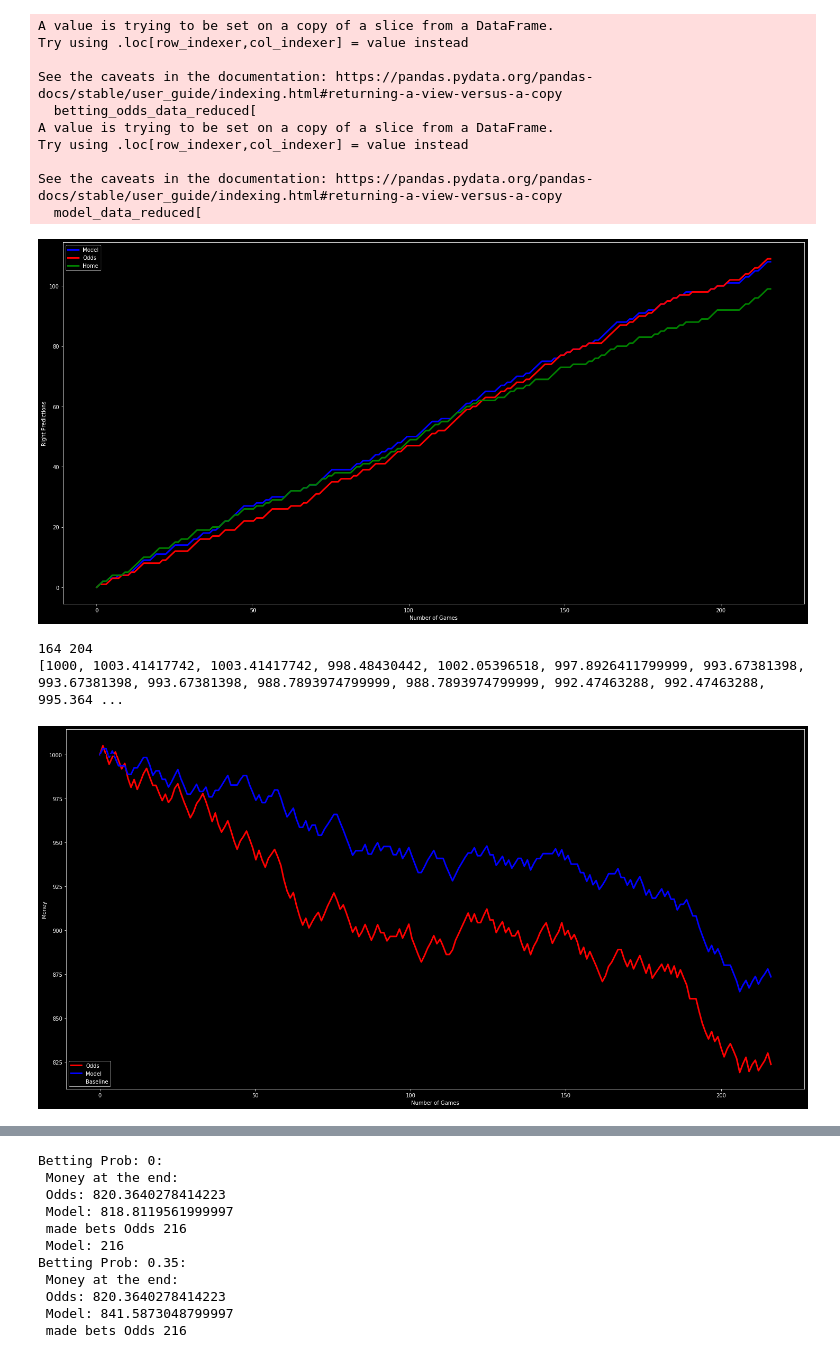
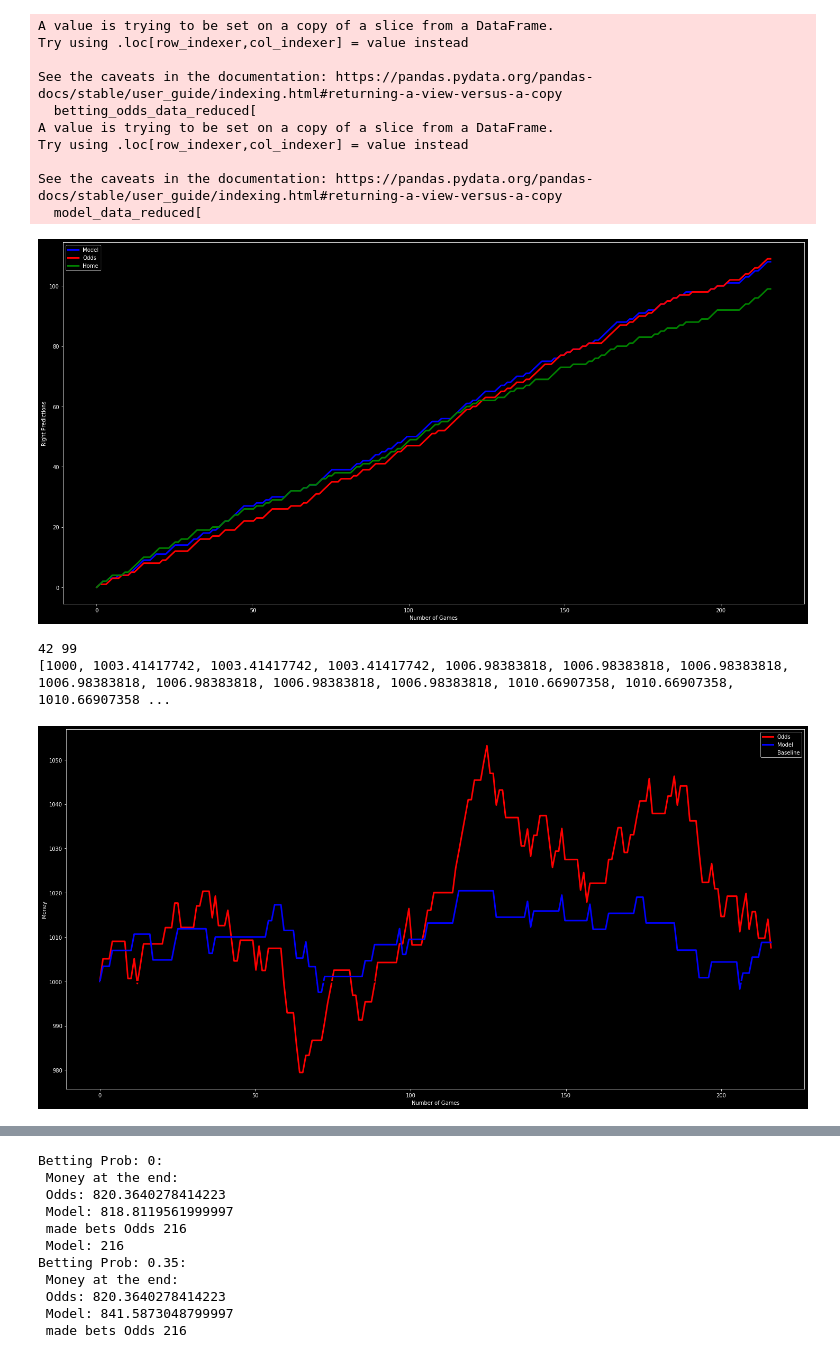
Before and after one commit to Max280201/Data-Exploration-Project, a Jupyter notebook: evaluate_model_odd_predictions_v2.ipynb, the cells around one changed output, grey strips where cells are left out. Drawn from its saved outputs; the diff is of its cells as text; code cells hidden in the pictures.

```diff
--- a/evaluate_model_odd_predictions_v2.ipynb
+++ b/evaluate_model_odd_predictions_v2.ipynb
@@ -238,7 +238,9 @@ def bet_with_given_prob(data_for_evalutation, betting_comparing_column, percenta
             winning_team = "Home" if row['Betting_Prediction'] == 'H' \
                             else "Draw" if row['Betting_Prediction'] == 'D' else "Away"
             compare_value = "Max" + winning_team
-            betting_sum = row[percentage_comparing_column]*10
+            betting_sum = (row[percentage_comparing_column]*10)
+            # betting_sum = (row[percentage_comparing_column]**2*10)
+
             # print(betting_sum)
             odds_bank -= betting_sum
             if row[betting_comparing_column] == row['FTR']:
@@ -299,36 +301,36 @@ def run_all(file1, file2, betting_prob=0.4, print_diagrams=True):
 # %%
 file1 = 'match_data_bl_random_22.csv'
 file2 = 'dataframe_with_odd_predictions_v2.csv'
-run_all(file1, file2)
+run_all(file1, file2, betting_prob=0.55)
 # %% [output]
       Unnamed: 0.2  Unnamed: 0.1  Unnamed: 0 Div        Date       HomeTeam  \
 0                0             0           0  D1    11/08/06  Bayern Munich
 1                1             1           1  D1    12/08/06        Hamburg
 2                2             2           2  D1    12/08/06     Leverkusen
 3                3             3           3  D1    12/08/06          Mainz
 4                4             4           4  D1    12/08/06     M'gladbach
 ...            ...           ...         ...  ..         ...            ...
 4891          4891          4891         301  D1  14/05/2022          Mainz
 4892          4892          4892         302  D1  14/05/2022     M'gladbach
 4893          4893          4893         303  D1  14/05/2022      Stuttgart
 4894          4894          4894         304  D1  14/05/2022   Union Berlin
 4895          4895          4895         305  D1  14/05/2022      Wolfsburg
 ... (40 lines left out)
 [4896 rows x 176 columns]
 Accuracy Model:  0.5
 Accuracy Odds:  0.5046296296296297
 Accuracy Home:  0.4583333333333333
 A value is trying to be set on a copy of a slice from a DataFrame.
 Try using .loc[row_indexer,col_indexer] = value instead
 
 See the caveats in the documentation: https://pandas.pydata.org/pandas-docs/stable/user_guide/indexing.html#returning-a-view-versus-a-copy
   betting_odds_data_reduced[
 A value is trying to be set on a copy of a slice from a DataFrame.
 Try using .loc[row_indexer,col_indexer] = value instead
 
 See the caveats in the documentation: https://pandas.pydata.org/pandas-docs/stable/user_guide/indexing.html#returning-a-view-versus-a-copy
   model_data_reduced[
 [figure]
-164 204
-[1000, 1003.41417742, 1003.41417742, 998.48430442, 1002.05396518, 997.8926411799999, 993.67381398, 993.67381398, 993.67381398, 988.7893974799999, 988.7893974799999, 992.47463288, 992.47463288, 995.364 ...
+42 99
+[1000, 1003.41417742, 1003.41417742, 1003.41417742, 1006.98383818, 1006.98383818, 1006.98383818, 1006.98383818, 1006.98383818, 1006.98383818, 1006.98383818, 1010.66907358, 1010.66907358, 1010.66907358 ...
-[figure, old version]
+[figure, new version]
```
Also changed, not shown: parts of 2 cells of this notebook, 2 other files.
